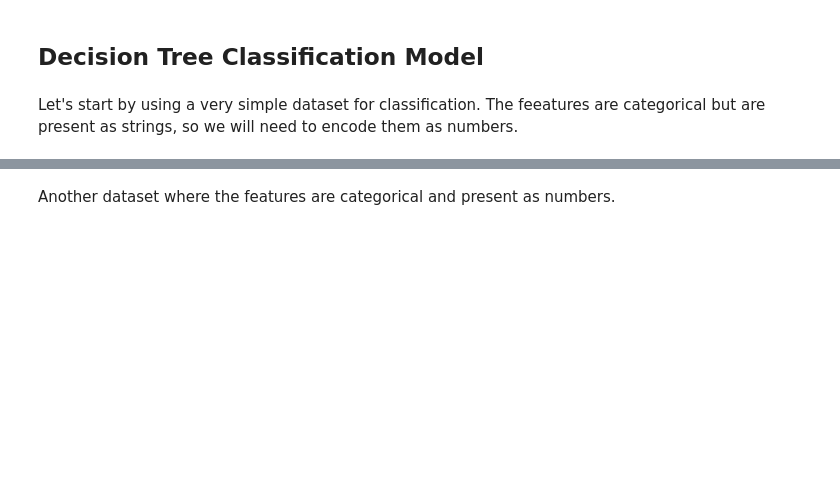
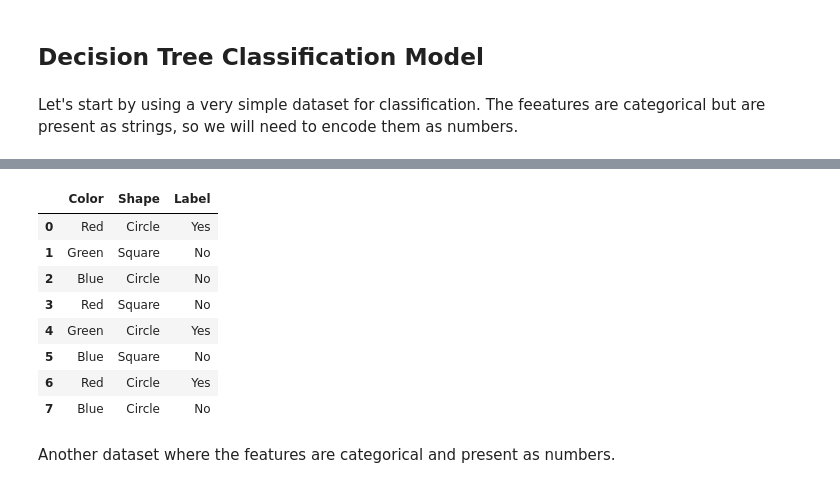
Before and after one commit to BrotherNgo07/cs4372, a Jupyter notebook: Decision_Tree_RF.ipynb, the cells around one changed output, grey strips where cells are left out. Drawn from its saved outputs; the diff is of its cells as text; code cells hidden in the pictures; blank space fills up the shorter version.

```diff
--- a/Decision_Tree_RF.ipynb
+++ b/Decision_Tree_RF.ipynb
@@ -48,6 +48,18 @@ graph = graphviz.Source(dot_data)
 graph
 # %% [output]
 [drawing not drawn]
+# %%
+data
+# %% [output]
+|  | Color | Shape | Label |
+| 0 | Red | Circle | Yes |
+| 1 | Green | Square | No |
+| 2 | Blue | Circle | No |
+| 3 | Red | Square | No |
+| 4 | Green | Circle | Yes |
+| 5 | Blue | Square | No |
+| 6 | Red | Circle | Yes |
+| 7 | Blue | Circle | No |
 # %% [markdown]
 Another dataset where the features are categorical and present as numbers.
 # %%
```
Also changed, not shown: parts of 1 cell of this notebook.
